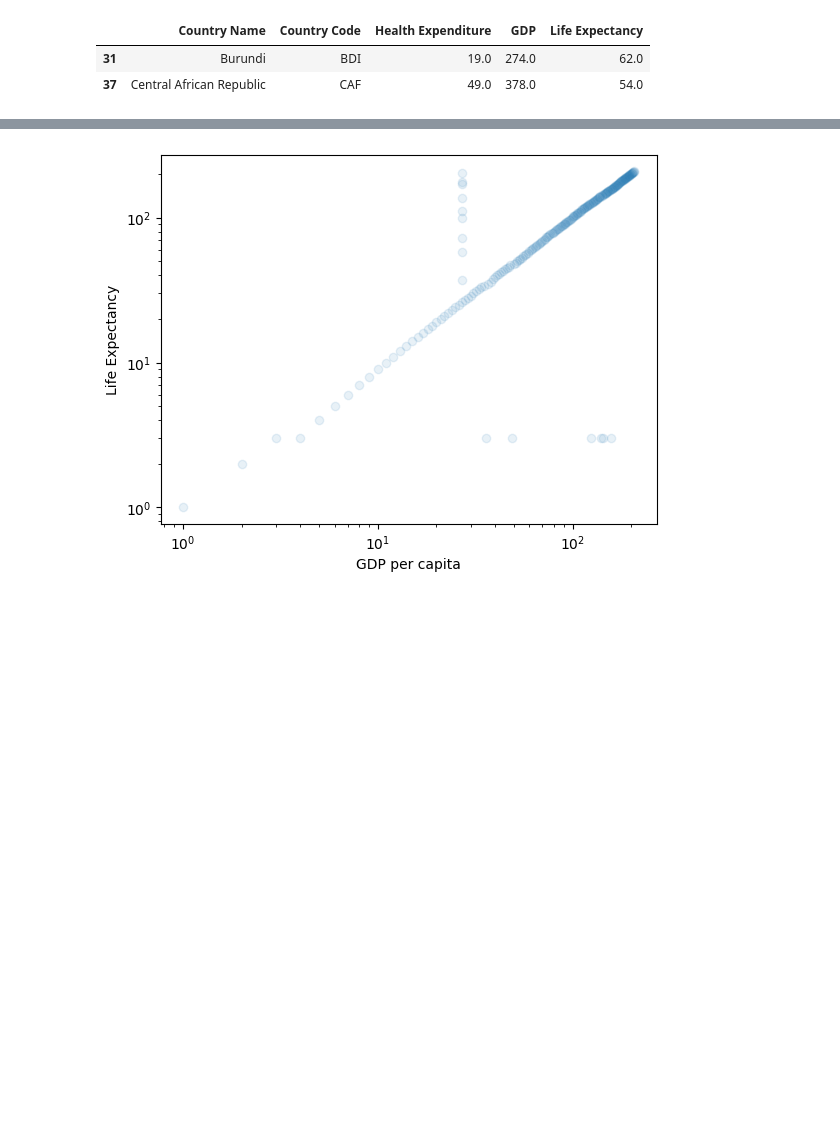
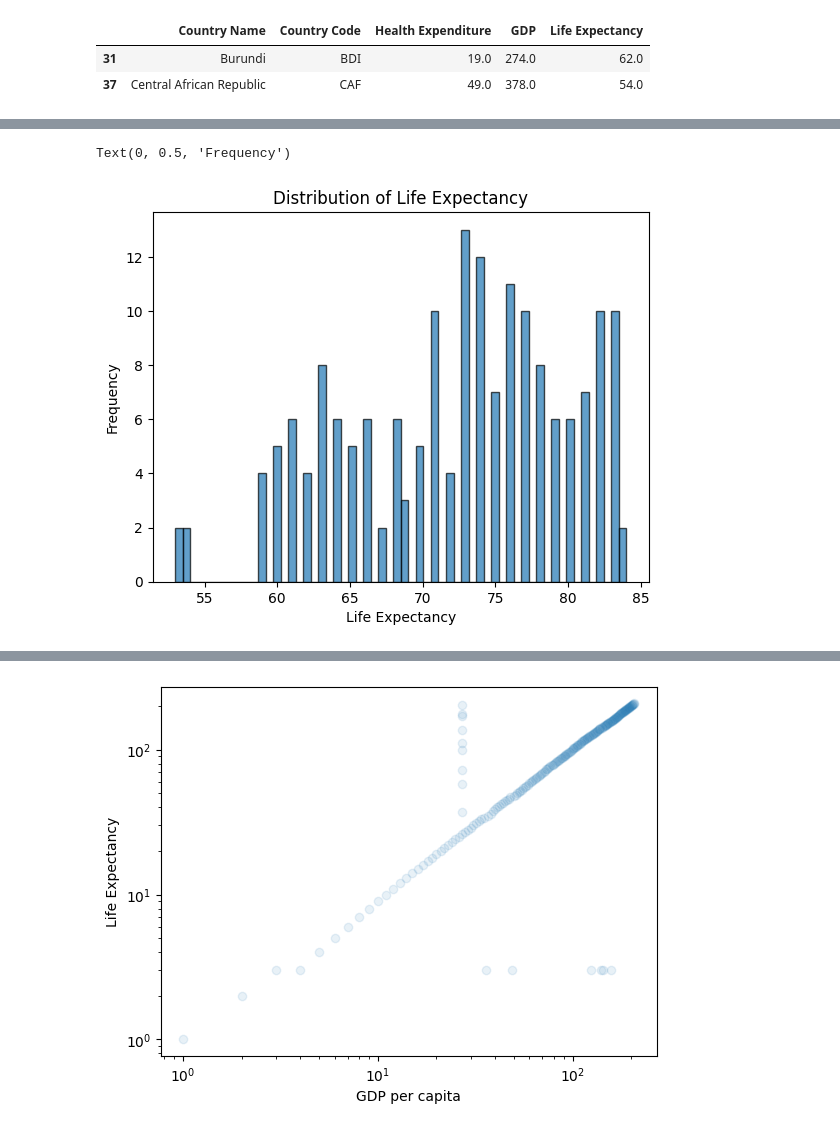
Before and after one commit to hannmann/Challenge, a Jupyter notebook: challenge2.ipynb, the cells around one changed output, grey strips where cells are left out. Cells and saved outputs as stored; diff of their text form; code cells hidden in the pictures; blank space fills up the shorter version.

```diff
--- a/challenge2.ipynb
+++ b/challenge2.ipynb
@@ -120,0 +129,8 @@ df_final.nsmallest(2, 'GDP')
+# %%
+plt.hist(df_final['Life Expectancy'], bins=60, edgecolor='k', alpha=0.7)
+plt.title(f'Distribution of Life Expectancy')
+plt.xlabel('Life Expectancy')
+plt.ylabel('Frequency')
+# %% [output]
+Text(0, 0.5, 'Frequency')
+[figure, added]
```
Also changed, not shown: parts of 3 cells of this notebook.
